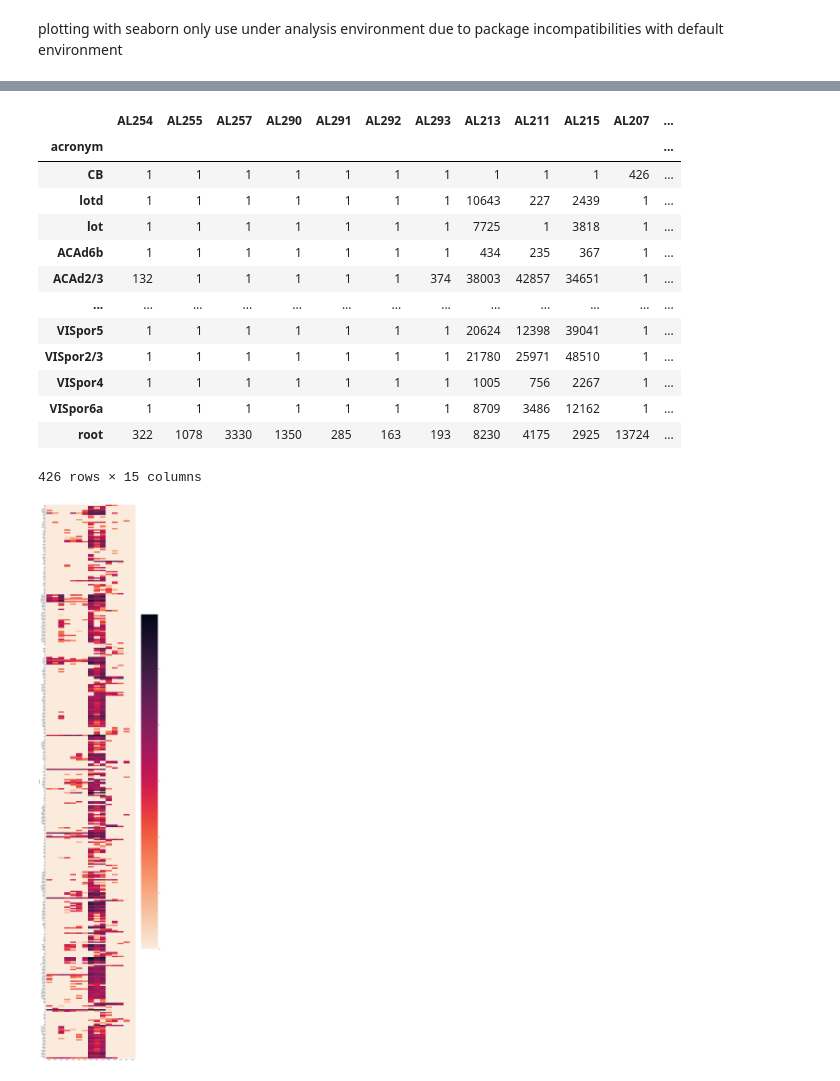
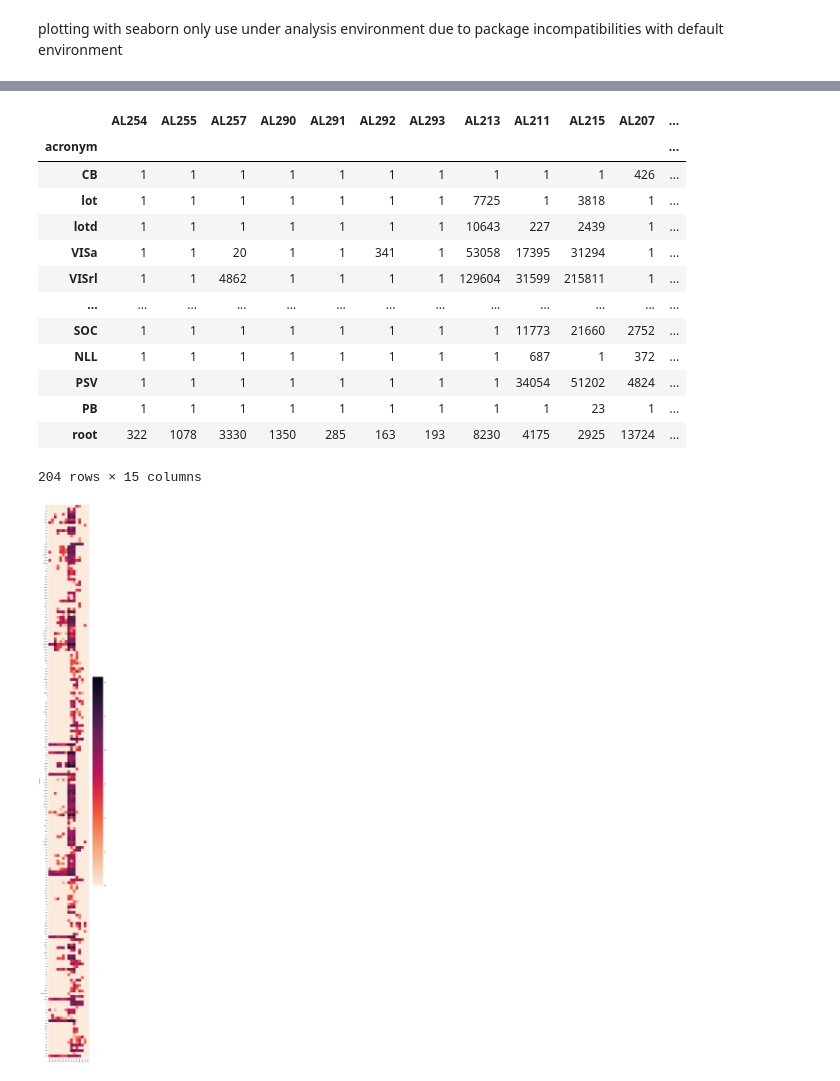
Before and after one commit to YANQI-LIU/Image_Registration, a Jupyter notebook: plotting_sns.ipynb, the cells around one changed output, grey strips where cells are left out. Drawn from its saved outputs; the diff is of its cells as text; code cells hidden in the pictures.

```diff
--- a/plotting_sns.ipynb
+++ b/plotting_sns.ipynb
@@ -127,7 +127,7 @@ outdir = r'D:\viral_results\s1_results'
 files= [ i for i  in os.listdir(folder) if 'with_counts' in i]
 # %%
 side='right'
-parent_axons= [ i for i  in os.listdir(folder) if f'axon_{side}' in i]
+parent_axons= [ i for i  in os.listdir(folder) if 'Rparent' in i]
 #change side to right and Rparent for the other hemisphere!
 # %%
 #parent_axons
@@ -179,22 +179,28 @@ final_df
 |  | AL254 | AL255 | AL257 | AL290 | AL291 | AL292 | AL293 | AL213 | AL211 | AL215 | AL207 | ... |
 | acronym |  |  |  |  |  |  |  |  |  |  |  | ... |
 | CB | 1 | 1 | 1 | 1 | 1 | 1 | 1 | 1 | 1 | 1 | 426 | ... |
+| lot | 1 | 1 | 1 | 1 | 1 | 1 | 1 | 7725 | 1 | 3818 | 1 | ... |
 | lotd | 1 | 1 | 1 | 1 | 1 | 1 | 1 | 10643 | 227 | 2439 | 1 | ... |
-| lot | 1 | 1 | 1 | 1 | 1 | 1 | 1 | 7725 | 1 | 3818 | 1 | ... |
-| ACAd6b | 1 | 1 | 1 | 1 | 1 | 1 | 1 | 434 | 235 | 367 | 1 | ... |
-| ACAd2/3 | 132 | 1 | 1 | 1 | 1 | 1 | 374 | 38003 | 42857 | 34651 | 1 | ... |
+| VISa | 1 | 1 | 20 | 1 | 1 | 341 | 1 | 53058 | 17395 | 31294 | 1 | ... |
+| VISrl | 1 | 1 | 4862 | 1 | 1 | 1 | 1 | 129604 | 31599 | 215811 | 1 | ... |
 | ... | ... | ... | ... | ... | ... | ... | ... | ... | ... | ... | ... | ... |
-| VISpor5 | 1 | 1 | 1 | 1 | 1 | 1 | 1 | 20624 | 12398 | 39041 | 1 | ... |
-| VISpor2/3 | 1 | 1 | 1 | 1 | 1 | 1 | 1 | 21780 | 25971 | 48510 | 1 | ... |
-| VISpor4 | 1 | 1 | 1 | 1 | 1 | 1 | 1 | 1005 | 756 | 2267 | 1 | ... |
-| VISpor6a | 1 | 1 | 1 | 1 | 1 | 1 | 1 | 8709 | 3486 | 12162 | 1 | ... |
+| SOC | 1 | 1 | 1 | 1 | 1 | 1 | 1 | 1 | 11773 | 21660 | 2752 | ... |
+| NLL | 1 | 1 | 1 | 1 | 1 | 1 | 1 | 1 | 687 | 1 | 372 | ... |
+| PSV | 1 | 1 | 1 | 1 | 1 | 1 | 1 | 1 | 34054 | 51202 | 4824 | ... |
+| PB | 1 | 1 | 1 | 1 | 1 | 1 | 1 | 1 | 1 | 23 | 1 | ... |
 | root | 322 | 1078 | 3330 | 1350 | 285 | 163 | 193 | 8230 | 4175 | 2925 | 13724 | ... |
-426 rows × 15 columns
+204 rows × 15 columns
 # %%
-fig, ax = plt.subplots(figsize=(20,100))
-sns.heatmap(final_df, norm=LogNorm(), cmap="rocket_r")
+fig, ax = plt.subplots(figsize=(10,80))
+g1= sns.heatmap(final_df, norm=LogNorm(), cmap="rocket_r", square=True)
+
+g1.tick_params(bottom=False, left=False)
+# disable ticks because it is such a mess in illustrator!
+
+plt.rcParams['svg.fonttype'] = 'none'
+# so text stay as text not paths!
 
 plt.savefig(f'{outdir}\{side}_heatmap_logscale.svg')
 plt.show()
 # %% [output]
-[figure, old version]
+[figure, new version]
```
Also changed, not shown: parts of 1 cell of this notebook.
